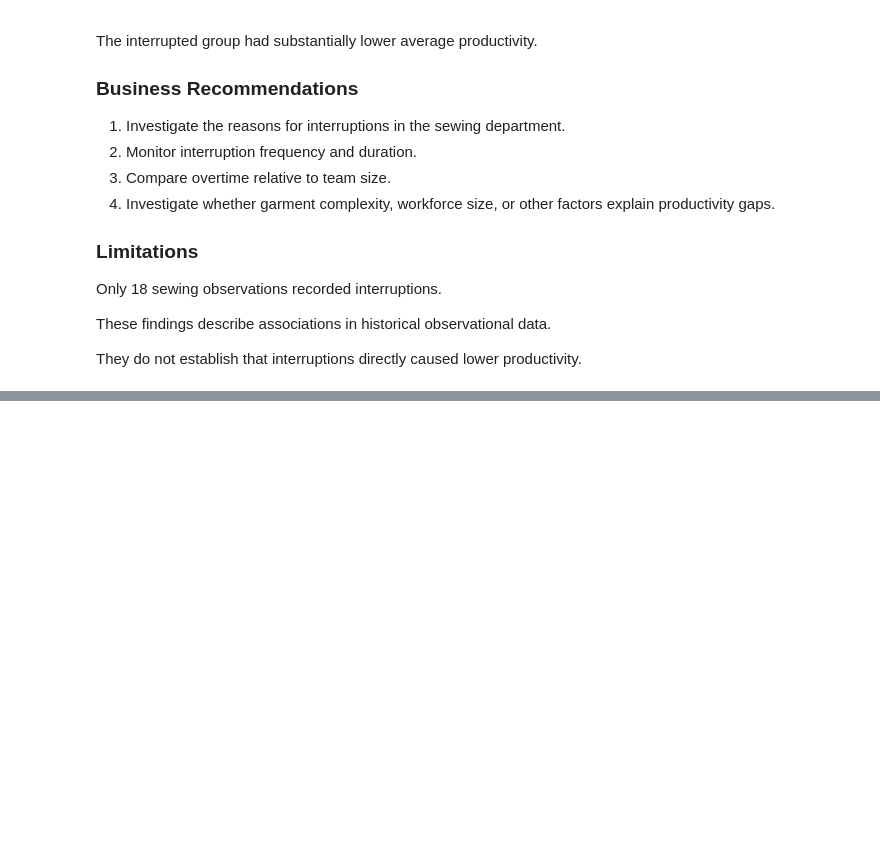
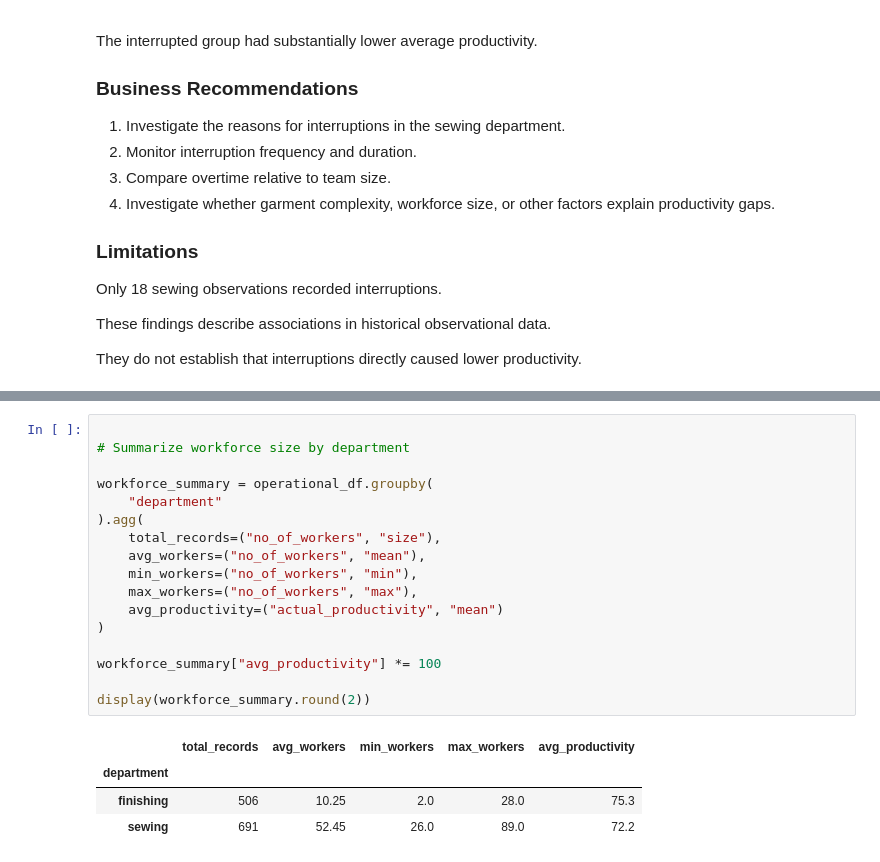
Before and after one commit to Reshmila2002/garment-production-intelligence, a Jupyter notebook: notebooks/03_operational_productivity_analysis.ipynb, the cells around one changed output, grey strips where cells are left out. Saved outputs shown, nothing was run; the diff lists cells and outputs as text; blank space fills up the shorter version.

```diff
--- a/notebooks/03_operational_productivity_analysis.ipynb
+++ b/notebooks/03_operational_productivity_analysis.ipynb
@@ -455,0 +529,22 @@ caused lower productivity.
+# %%
+
+# Summarize workforce size by department
+
+workforce_summary = operational_df.groupby(
+    "department"
+).agg(
+    total_records=("no_of_workers", "size"),
+    avg_workers=("no_of_workers", "mean"),
+    min_workers=("no_of_workers", "min"),
+    max_workers=("no_of_workers", "max"),
+    avg_productivity=("actual_productivity", "mean")
+)
+
+workforce_summary["avg_productivity"] *= 100
+
+display(workforce_summary.round(2))
+# %% [output]
+|  | total_records | avg_workers | min_workers | max_workers | avg_productivity |
+| department |  |  |  |  |  |
+| finishing | 506 | 10.25 | 2.0 | 28.0 | 75.3 |
+| sewing | 691 | 52.45 | 26.0 | 89.0 | 72.2 |
```
Also changed, not shown: parts of 7 cells of this notebook.
